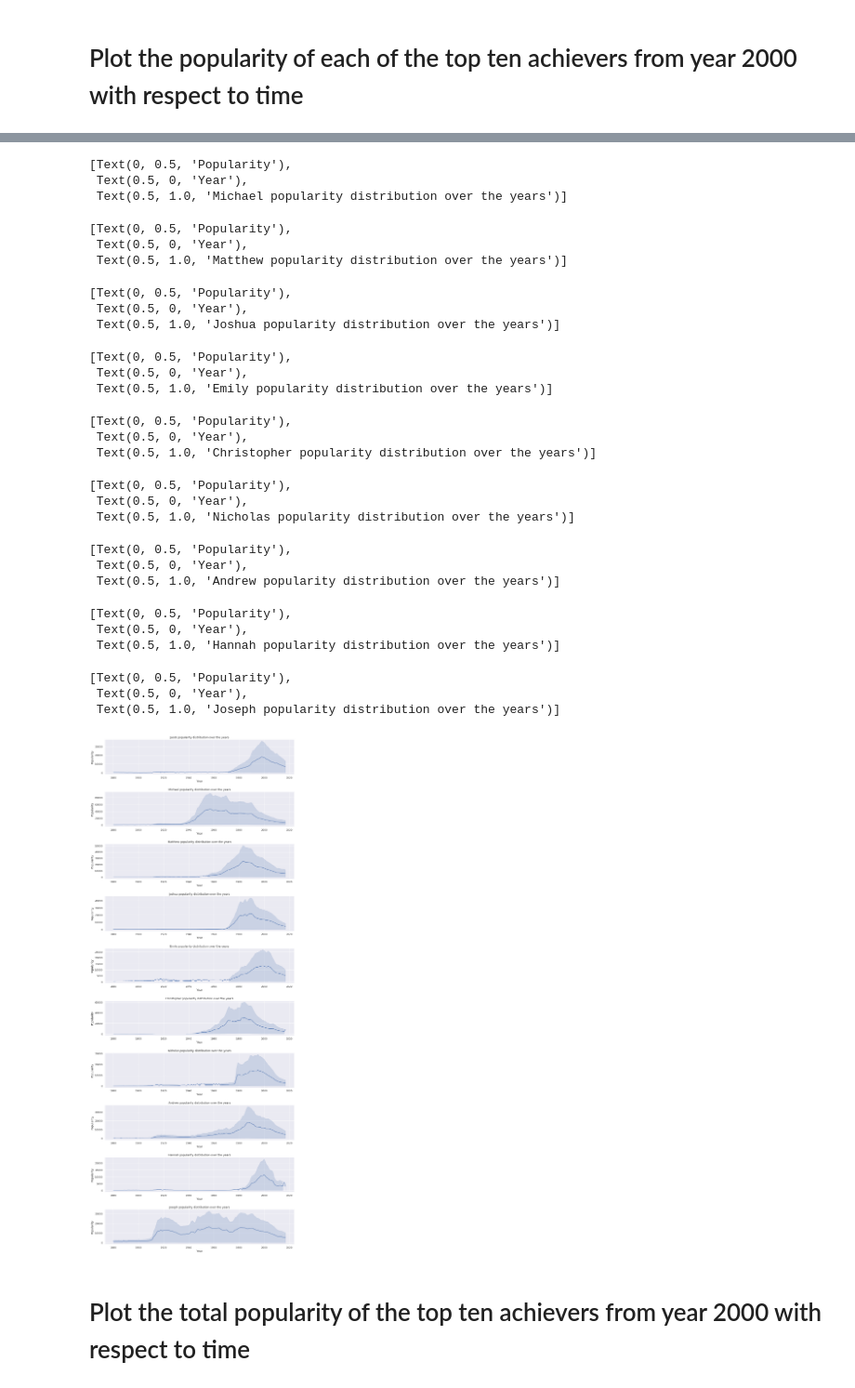
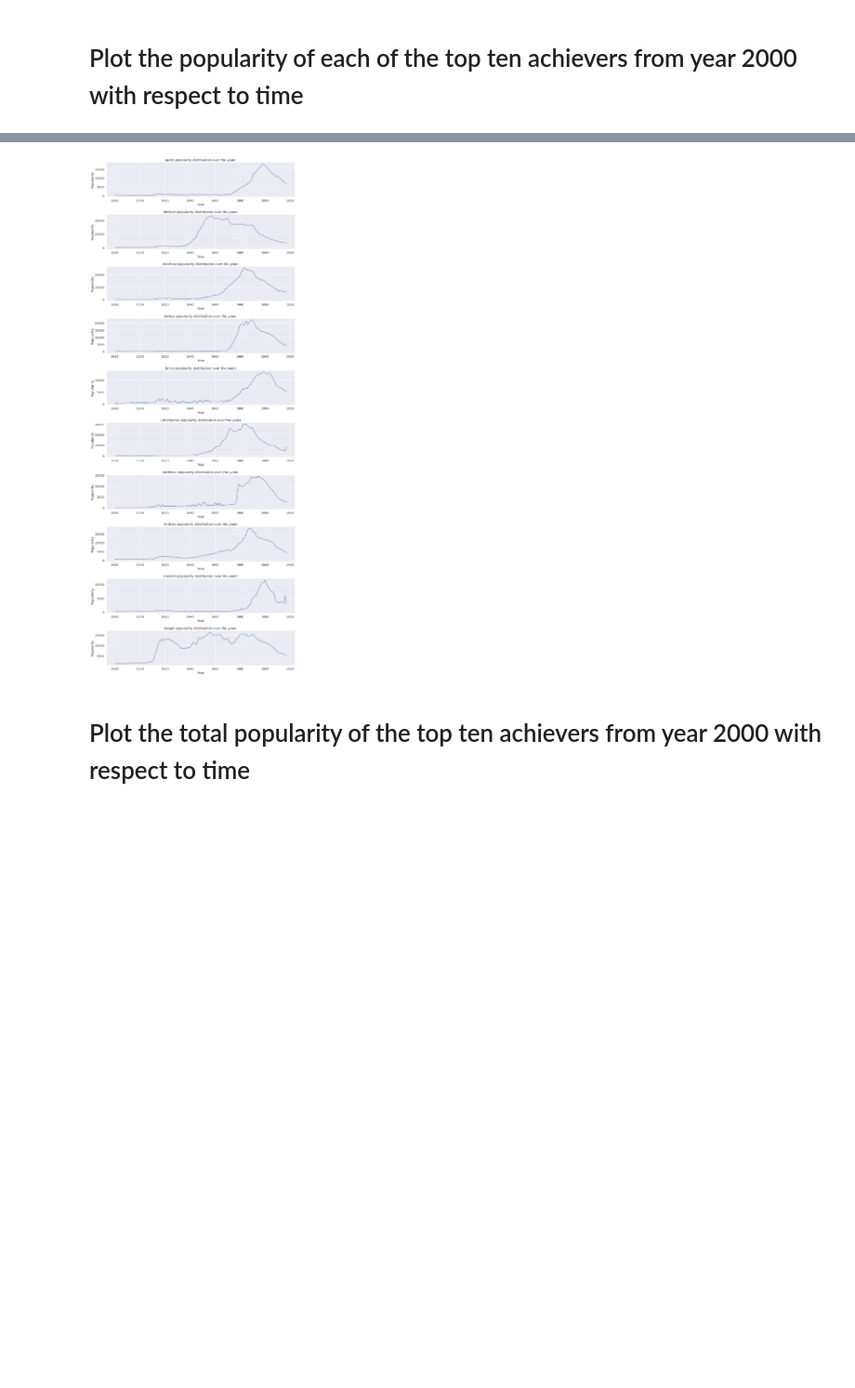
Before and after one commit to JLechuga94/BigData_1, a Jupyter notebook: homework02.ipynb, the cells around one changed output, grey strips where cells are left out. Shown at 93% size. Cells and saved outputs as stored; diff of their text form; code cells hidden in the pictures; blank space fills up the shorter version.

```diff
--- a/homework02.ipynb
+++ b/homework02.ipynb
@@ -666,7 +621,7 @@ top_joined = df_sp.join(top_achievers, ["name"]).orderBy("year")
 
 fig, axes = plt.subplots(nrows=10 , ncols=1, figsize=(15, 40))
 for i, name in enumerate(top_achievers_names):
-    sns.lineplot(x = "year", y = "n", data = top_joined.where('name = "{0}"'.format(name)).toPandas(), ax=axes[i])\
+    sns.lineplot(ci=None,x = "year", y = "n", data = top_joined.where('name = "{0}"'.format(name)).toPandas(), ax=axes[i])\
     .set(xlabel='Year', ylabel='Popularity', title="{0} popularity distribution over the years".format(name))
 
 fig.subplots_adjust(top=0.9, hspace=0.5)
@@ -678,31 +630,4 @@ plt.show()
-[Text(0, 0.5, 'Popularity'),
- Text(0.5, 0, 'Year'),
- Text(0.5, 1.0, 'Michael popularity distribution over the years')]
-[Text(0, 0.5, 'Popularity'),
- Text(0.5, 0, 'Year'),
- Text(0.5, 1.0, 'Matthew popularity distribution over the years')]
-[Text(0, 0.5, 'Popularity'),
- Text(0.5, 0, 'Year'),
- Text(0.5, 1.0, 'Joshua popularity distribution over the years')]
-[Text(0, 0.5, 'Popularity'),
- Text(0.5, 0, 'Year'),
- Text(0.5, 1.0, 'Emily popularity distribution over the years')]
-[Text(0, 0.5, 'Popularity'),
- Text(0.5, 0, 'Year'),
- Text(0.5, 1.0, 'Christopher popularity distribution over the years')]
-[Text(0, 0.5, 'Popularity'),
- Text(0.5, 0, 'Year'),
- Text(0.5, 1.0, 'Nicholas popularity distribution over the years')]
-[Text(0, 0.5, 'Popularity'),
- Text(0.5, 0, 'Year'),
- Text(0.5, 1.0, 'Andrew popularity distribution over the years')]
-[Text(0, 0.5, 'Popularity'),
- Text(0.5, 0, 'Year'),
- Text(0.5, 1.0, 'Hannah popularity distribution over the years')]
-[Text(0, 0.5, 'Popularity'),
- Text(0.5, 0, 'Year'),
- Text(0.5, 1.0, 'Joseph popularity distribution over the years')]
-[figure, old version]
+[figure, new version]
 # %% [markdown]
 
 
```
Also changed, not shown: parts of 12 cells of this notebook.
